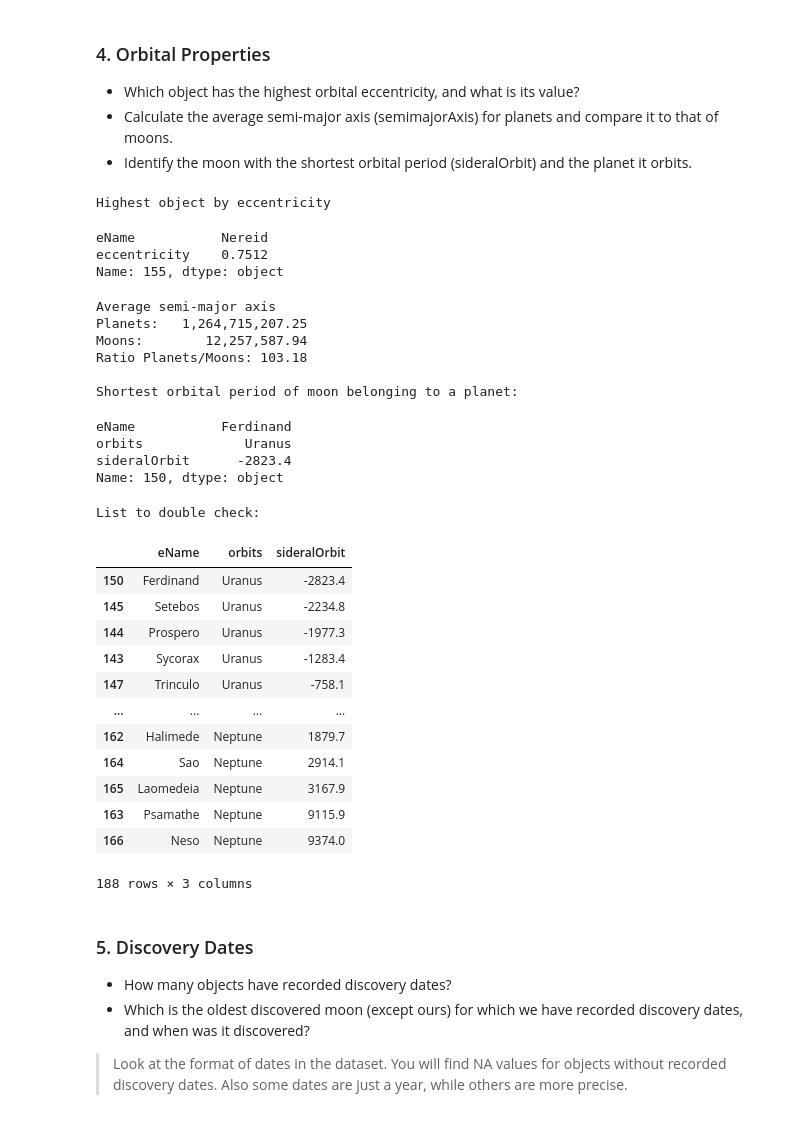
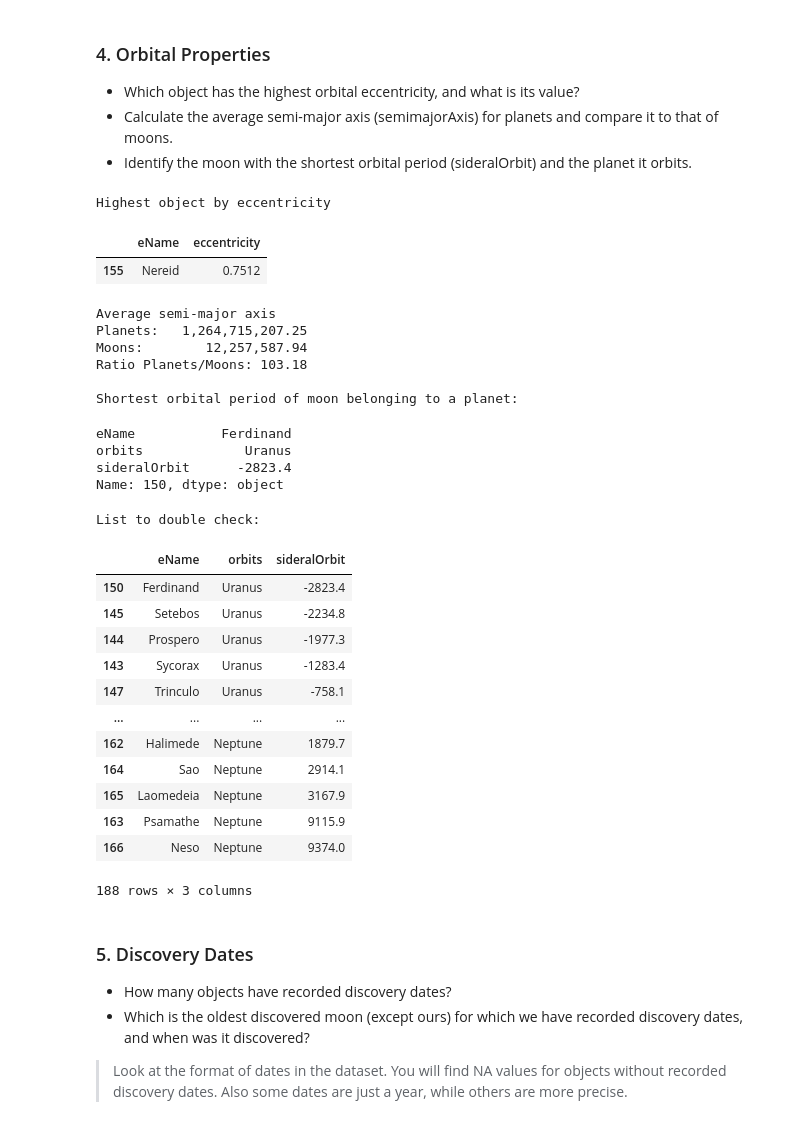
Before and after one commit to omanar1/usable_ai, a Jupyter notebook: Homework/assignment_m03_sol_Ricardo_OMANA.ipynb, the cells around one changed output. Drawn from its saved outputs; the diff is of its cells as text; code cells hidden in the pictures.

```diff
--- a/Homework/assignment_m03_sol_Ricardo_OMANA.ipynb
+++ b/Homework/assignment_m03_sol_Ricardo_OMANA.ipynb
@@ -233,60 +235,59 @@ Planets: 10.16625       Moons: 0.042440731707317075
 # %%
 # Highest orbital eccentricity
 # Fill in code
 
 # Sort descending all objets in data and then the highest at position 0
-highest_obj_by_eccentricity = data.sort_values(by='eccentricity', ascending=False).iloc[0]
+highest_obj_by_eccentricity = data.sort_values(by='eccentricity', ascending=False).head(1)
 print('Highest object by eccentricity\n')
 display(highest_obj_by_eccentricity[['eName','eccentricity']])
 
 # Average semi-major axis of planets vs. moons
 # Fill in code
 
 avg_semimajorAxis_planets = planets['semimajorAxis'].mean()
 avg_semimajorAxis_moons = moons['semimajorAxis'].mean()
 
 print('Average semi-major axis\nPlanets:',f"{avg_semimajorAxis_planets:>18,.2f}",'\nMoons:\t',f"{avg_semimajorAxis_moons:>18,.2f}")
 print('Ratio Planets/Moons:',f"{avg_semimajorAxis_planets/avg_semimajorAxis_moons:.2f}")
 
 # Moon with the shortest orbital period
 # Fill in code
 
 shortest_orbital_period = filtered_moons_planet.sort_values(by='sideralOrbit', ascending=True)
 
 print('\nShortest orbital period of moon belonging to a planet:')
 display(shortest_orbital_period[['eName', 'orbits','sideralOrbit']].iloc[0])
 
 print('List to double check:\n')
 display(shortest_orbital_period[['eName', 'orbits','sideralOrbit']])
 # %% [output]
 Highest object by eccentricity
+|  | eName | eccentricity |
+| 155 | Nereid | 0.7512 |
-eName           Nereid
-eccentricity    0.7512
-Name: 155, dtype: object
+Average semi-major axis
+Planets:   1,264,715,207.25
+Moons:        12,257,587.94
+Ratio Planets/Moons: 103.18
+
+Shortest orbital period of moon belonging to a planet:
-Average semi-major axis
-Planets:   1,264,715,207.25
-Moons:        12,257,587.94
-Ratio Planets/Moons: 103.18
-
-Shortest orbital period of moon belonging to a planet:
+eName           Ferdinand
+orbits             Uranus
+sideralOrbit      -2823.4
+Name: 150, dtype: object
-eName           Ferdinand
-orbits             Uranus
-sideralOrbit      -2823.4
-Name: 150, dtype: object
+List to double check:
+|  | eName | orbits | sideralOrbit |
+| 150 | Ferdinand | Uranus | -2823.4 |
+| 145 | Setebos | Uranus | -2234.8 |
+| 144 | Prospero | Uranus | -1977.3 |
+| 143 | Sycorax | Uranus | -1283.4 |
+| 147 | Trinculo | Uranus | -758.1 |
+| ... | ... | ... | ... |
+| 162 | Halimede | Neptune | 1879.7 |
+| 164 | Sao | Neptune | 2914.1 |
+| 165 | Laomedeia | Neptune | 3167.9 |
+| 163 | Psamathe | Neptune | 9115.9 |
+| 166 | Neso | Neptune | 9374.0 |
-List to double check:
+188 rows × 3 columns
-|  | eName | orbits | sideralOrbit |
-| 150 | Ferdinand | Uranus | -2823.4 |
-| 145 | Setebos | Uranus | -2234.8 |
-| 144 | Prospero | Uranus | -1977.3 |
-| 143 | Sycorax | Uranus | -1283.4 |
-| 147 | Trinculo | Uranus | -758.1 |
-| ... | ... | ... | ... |
-| 162 | Halimede | Neptune | 1879.7 |
-| 164 | Sao | Neptune | 2914.1 |
-| 165 | Laomedeia | Neptune | 3167.9 |
-| 163 | Psamathe | Neptune | 9115.9 |
-| 166 | Neso | Neptune | 9374.0 |
-188 rows × 3 columns
 # %% [markdown]
 ### 5. Discovery Dates
 
```
Also changed, not shown: parts of 2 cells of this notebook.
